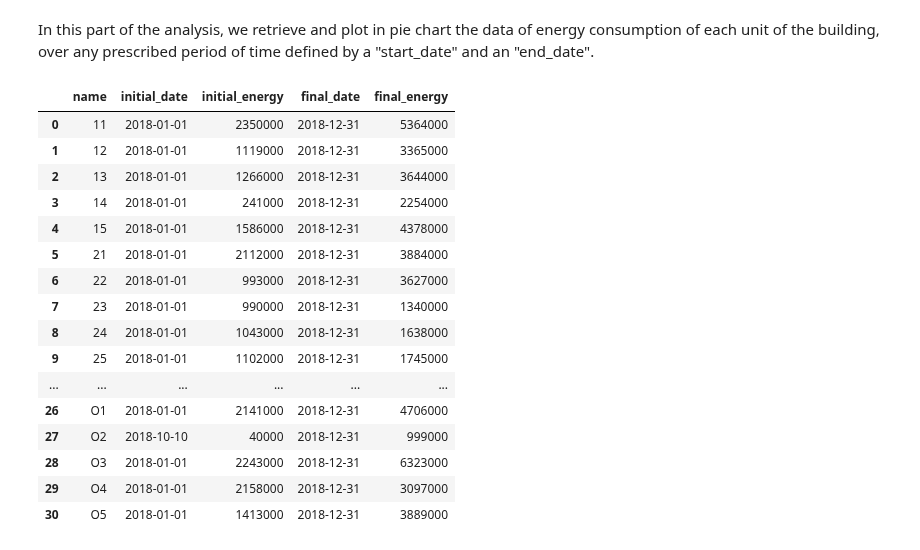
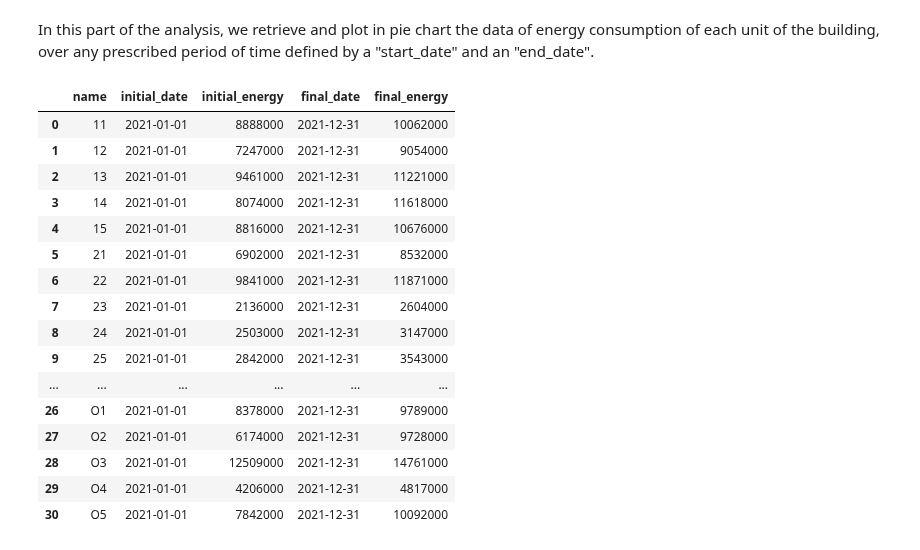
Before and after one commit to rtiedra/data-science, a Jupyter notebook: building_heating/building_heating.ipynb, the cells around one changed output. Cells and saved outputs as stored; diff of their text form; code cells hidden in the pictures.

```diff
--- a/building_heating/building_heating.ipynb
+++ b/building_heating/building_heating.ipynb
@@ -176,46 +178,46 @@ In this part of the analysis, we retrieve and plot in pie chart the data of ener
 # %%
 # Set start_date and end_date for the DataFrame of energy consumption
 
-start_date = '"2018-01-01"'
-end_date = '"2018-12-31"'
+start_date = '"2021-01-01"'
+end_date = '"2021-12-31"'
 
 # Read, for each unit of the building, the first energy after the start date into a DataFrame "df_start"
 
 df_start = pd.read_sql('SELECT Apartments.name, Power.date AS initial_date, Power.value AS initial_energy \
                    FROM Power INNER JOIN Apartments ON Power.apartment_id=Apartments.esmart_id \
                    WHERE Power.module_id=18 AND Power.date>=%s \
                    GROUP BY Apartments.name' % start_date, engine)
 
 # Read, for each unit of the building, the last energy before the end date into a DataFrame "df_end"
 
 df_end = pd.read_sql('SELECT Apartments.name, Power.date AS final_date, Power.value AS final_energy \
                    FROM Power INNER JOIN Apartments ON Power.apartment_id=Apartments.esmart_id \
                    WHERE Power.module_id=18 AND Power.date<=%s \
                    ORDER BY Power.date DESC LIMIT 31' % end_date, engine)
 
 # Merging 'df_start' and 'df_end' into a DataFrame 'df_energy' (using 'name' as key)
 # (in 2018 there are missing measures; the first measure for unit "O2" is at initial_date "2018-10-10")
 
 df_energy = pd.merge(df_start, df_end, how='left', on='name')
 df_energy
 # %% [output]
 |  | name | initial_date | initial_energy | final_date | final_energy |
-| 0 | 11 | 2018-01-01 | 2350000 | 2018-12-31 | 5364000 |
-| 1 | 12 | 2018-01-01 | 1119000 | 2018-12-31 | 3365000 |
-| 2 | 13 | 2018-01-01 | 1266000 | 2018-12-31 | 3644000 |
-| 3 | 14 | 2018-01-01 | 241000 | 2018-12-31 | 2254000 |
-| 4 | 15 | 2018-01-01 | 1586000 | 2018-12-31 | 4378000 |
-| 5 | 21 | 2018-01-01 | 2112000 | 2018-12-31 | 3884000 |
-| 6 | 22 | 2018-01-01 | 993000 | 2018-12-31 | 3627000 |
-| 7 | 23 | 2018-01-01 | 990000 | 2018-12-31 | 1340000 |
-| 8 | 24 | 2018-01-01 | 1043000 | 2018-12-31 | 1638000 |
-| 9 | 25 | 2018-01-01 | 1102000 | 2018-12-31 | 1745000 |
+| 0 | 11 | 2021-01-01 | 8888000 | 2021-12-31 | 10062000 |
+| 1 | 12 | 2021-01-01 | 7247000 | 2021-12-31 | 9054000 |
+| 2 | 13 | 2021-01-01 | 9461000 | 2021-12-31 | 11221000 |
+| 3 | 14 | 2021-01-01 | 8074000 | 2021-12-31 | 11618000 |
+| 4 | 15 | 2021-01-01 | 8816000 | 2021-12-31 | 10676000 |
+| 5 | 21 | 2021-01-01 | 6902000 | 2021-12-31 | 8532000 |
+| 6 | 22 | 2021-01-01 | 9841000 | 2021-12-31 | 11871000 |
+| 7 | 23 | 2021-01-01 | 2136000 | 2021-12-31 | 2604000 |
+| 8 | 24 | 2021-01-01 | 2503000 | 2021-12-31 | 3147000 |
+| 9 | 25 | 2021-01-01 | 2842000 | 2021-12-31 | 3543000 |
 | ... | ... | ... | ... | ... | ... |
-| 26 | O1 | 2018-01-01 | 2141000 | 2018-12-31 | 4706000 |
-| 27 | O2 | 2018-10-10 | 40000 | 2018-12-31 | 999000 |
-| 28 | O3 | 2018-01-01 | 2243000 | 2018-12-31 | 6323000 |
-| 29 | O4 | 2018-01-01 | 2158000 | 2018-12-31 | 3097000 |
-| 30 | O5 | 2018-01-01 | 1413000 | 2018-12-31 | 3889000 |
+| 26 | O1 | 2021-01-01 | 8378000 | 2021-12-31 | 9789000 |
+| 27 | O2 | 2021-01-01 | 6174000 | 2021-12-31 | 9728000 |
+| 28 | O3 | 2021-01-01 | 12509000 | 2021-12-31 | 14761000 |
+| 29 | O4 | 2021-01-01 | 4206000 | 2021-12-31 | 4817000 |
+| 30 | O5 | 2021-01-01 | 7842000 | 2021-12-31 | 10092000 |
 # %%
 # Pie chart plot of the energy consumption in the building
 
```
Also changed, not shown: parts of 7 cells of this notebook.
